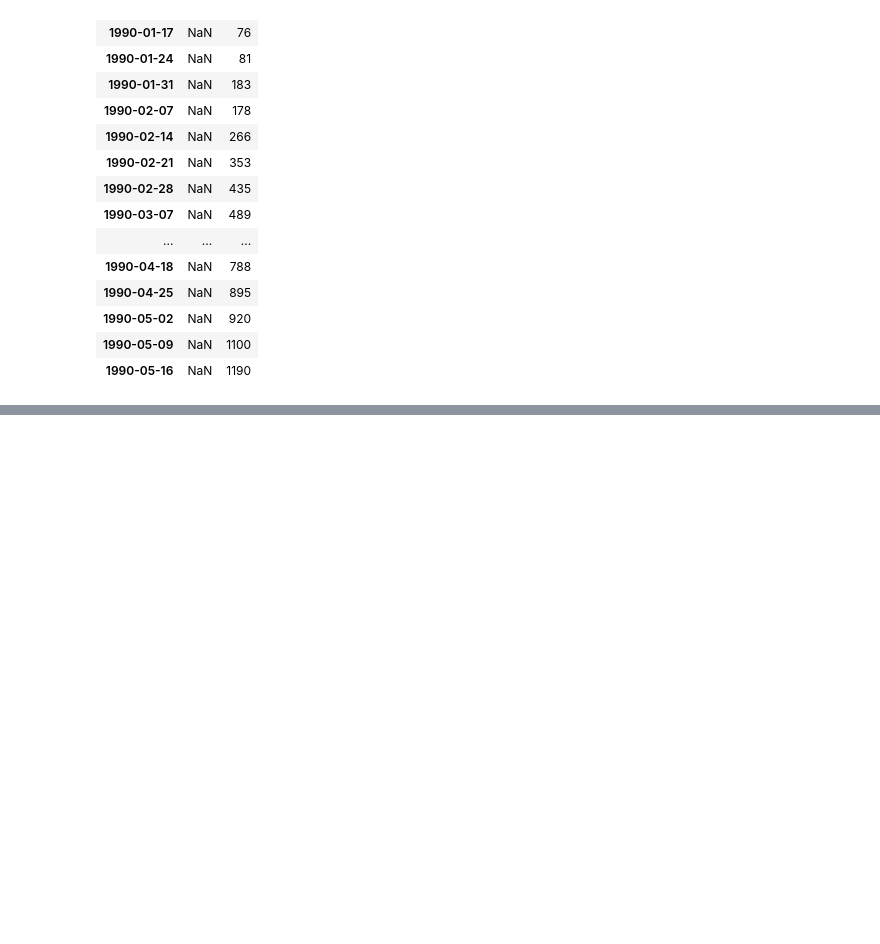
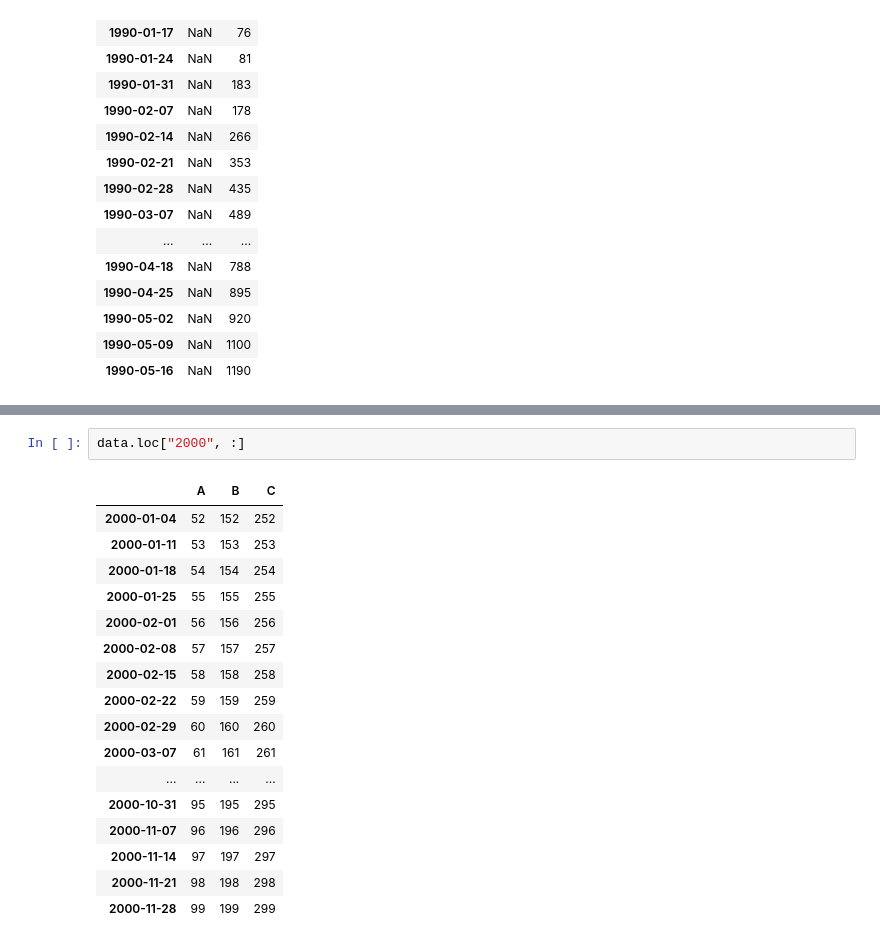
Before and after one commit to anoban/Introduction-to-Data-Science-in-Python, a Jupyter notebook: Anoban/DateTime.ipynb, the cells around one changed output, grey strips where cells are left out. Saved outputs shown, nothing was run; the diff lists cells and outputs as text; blank space fills up the shorter version.

```diff
--- a/Anoban/DateTime.ipynb
+++ b/Anoban/DateTime.ipynb
@@ -393,0 +465,20 @@ dummy.diff(axis = 1)
+# %%
+data.loc["2000", :]
+# %% [output]
+|  | A | B | C |
+| 2000-01-04 | 52 | 152 | 252 |
+| 2000-01-11 | 53 | 153 | 253 |
+| 2000-01-18 | 54 | 154 | 254 |
+| 2000-01-25 | 55 | 155 | 255 |
+| 2000-02-01 | 56 | 156 | 256 |
+| 2000-02-08 | 57 | 157 | 257 |
+| 2000-02-15 | 58 | 158 | 258 |
+| 2000-02-22 | 59 | 159 | 259 |
+| 2000-02-29 | 60 | 160 | 260 |
+| 2000-03-07 | 61 | 161 | 261 |
+| ... | ... | ... | ... |
+| 2000-10-31 | 95 | 195 | 295 |
+| 2000-11-07 | 96 | 196 | 296 |
+| 2000-11-14 | 97 | 197 | 297 |
+| 2000-11-21 | 98 | 198 | 298 |
+| 2000-11-28 | 99 | 199 | 299 |
```
Also changed, not shown: parts of 6 cells of this notebook, 1 other file.
